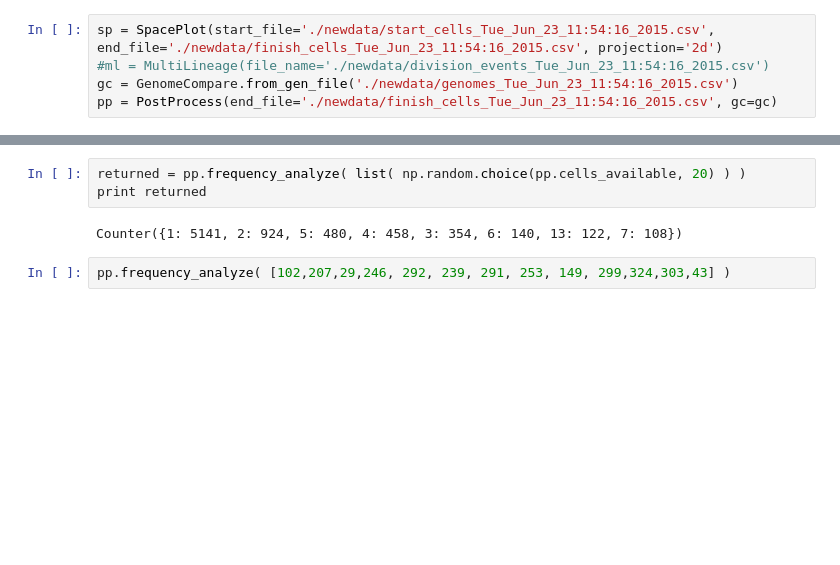
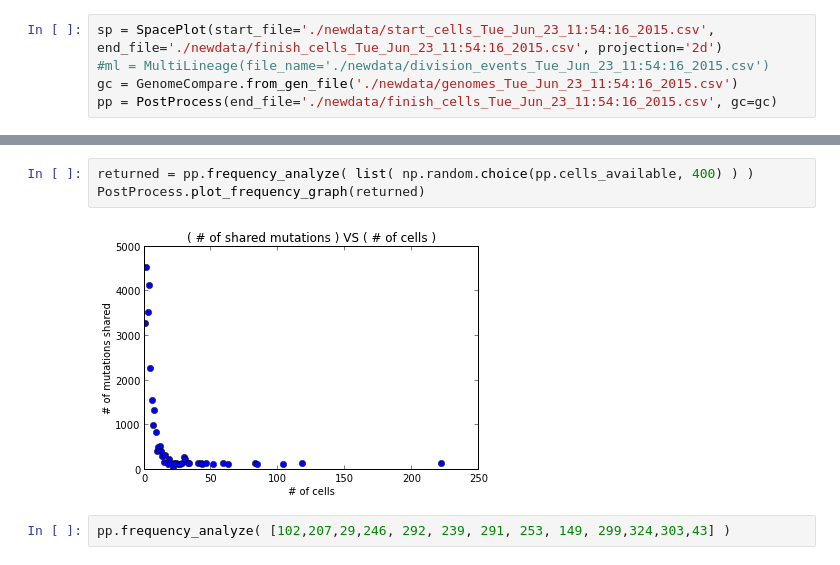
Before and after one commit to zafarali/metastasis, a Jupyter notebook: tst-frequency-analysis.ipynb, the cells around one changed output, grey strips where cells are left out. Cells and saved outputs as stored; diff of their text form; blank space fills up the shorter version.

```diff
--- a/tst-frequency-analysis.ipynb
+++ b/tst-frequency-analysis.ipynb
@@ -20,8 +20,8 @@ sp.plot_all(hide_numbers=False)
 # %%
-returned = pp.frequency_analyze( list( np.random.choice(pp.cells_available, 20) ) )
-print returned
+returned = pp.frequency_analyze( list( np.random.choice(pp.cells_available, 400) ) )
+PostProcess.plot_frequency_graph(returned)
 # %% [output]
-Counter({1: 5141, 2: 924, 5: 480, 4: 458, 3: 354, 6: 140, 13: 122, 7: 108})
+[figure, added]
 # %%
 pp.frequency_analyze( [102,207,29,246, 292, 239, 291, 253, 149, 299,324,303,43] )
 # %% [output]
```
Also changed, not shown: parts of 4 cells of this notebook, 1 other file.
